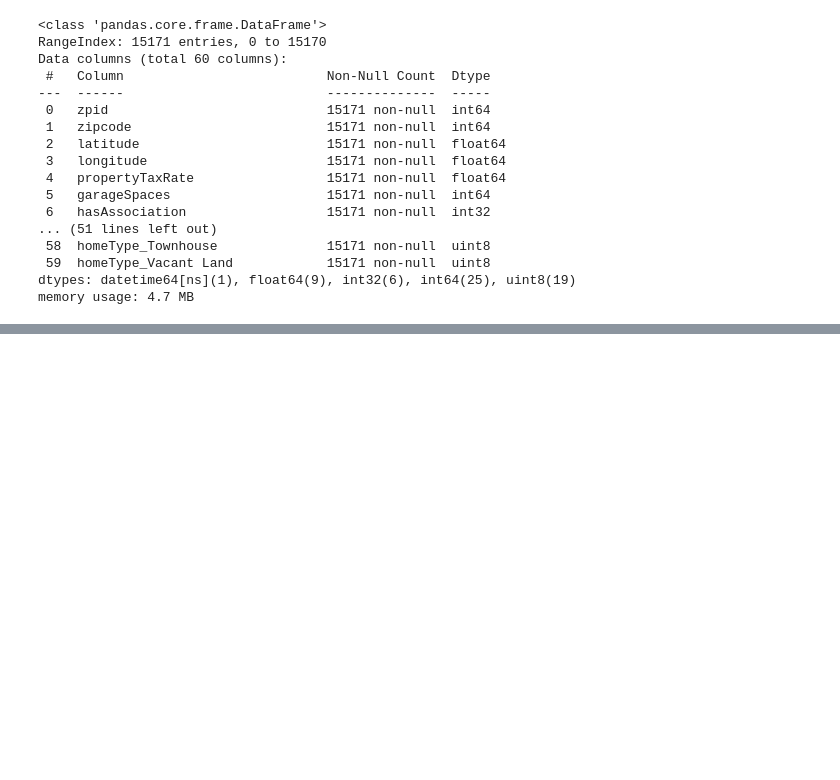
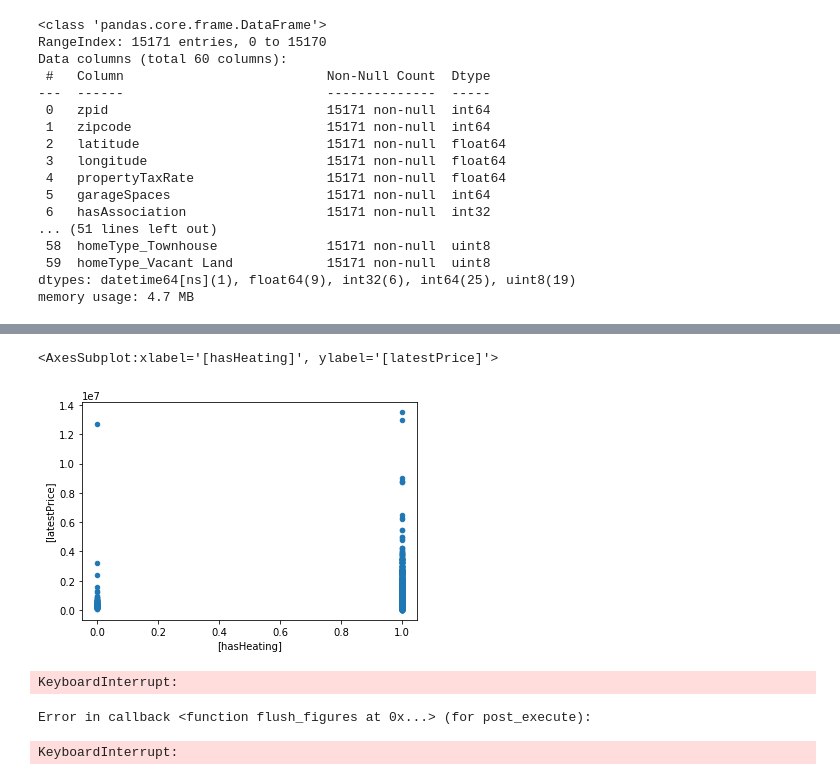
Before and after one commit to dannyvchu/Housing-Market-Analysis, a Jupyter notebook: CleaningData.ipynb, the cells around one changed output, grey strips where cells are left out. Saved outputs shown, nothing was run; the diff lists cells and outputs as text; code cells hidden in the pictures; blank space fills up the shorter version.

```diff
--- a/CleaningData.ipynb
+++ b/CleaningData.ipynb
@@ -153,0 +259,18 @@ descriptiveinfo.to_csv("descriptiveinfo.csv")
+# %%
+regressiondata3.plot.scatter(x=['hasHeating'], y=['latestPrice'])
+# %% [output]
+<AxesSubplot:xlabel='[hasHeating]', ylabel='[latestPrice]'>
+[figure, added]
+# %%
+import seaborn as sns
+import matplotlib.pyplot as plt
+
+#scatterplot
+sns.set()
+cols = ['latestPrice', 'lotSizeSqFt', 'livingAreaSqFt', 'avgSchoolRating', 'numOfBedrooms', 'numOfBathrooms', 'yearBuilt']
+sns.pairplot(regressiondata4[cols], height = 2.5)
+plt.show();
+# %% [output]
+KeyboardInterrupt:
+Error in callback <function flush_figures at 0x...> (for post_execute):
+KeyboardInterrupt:
```
Also changed, not shown: parts of 16 cells of this notebook.
